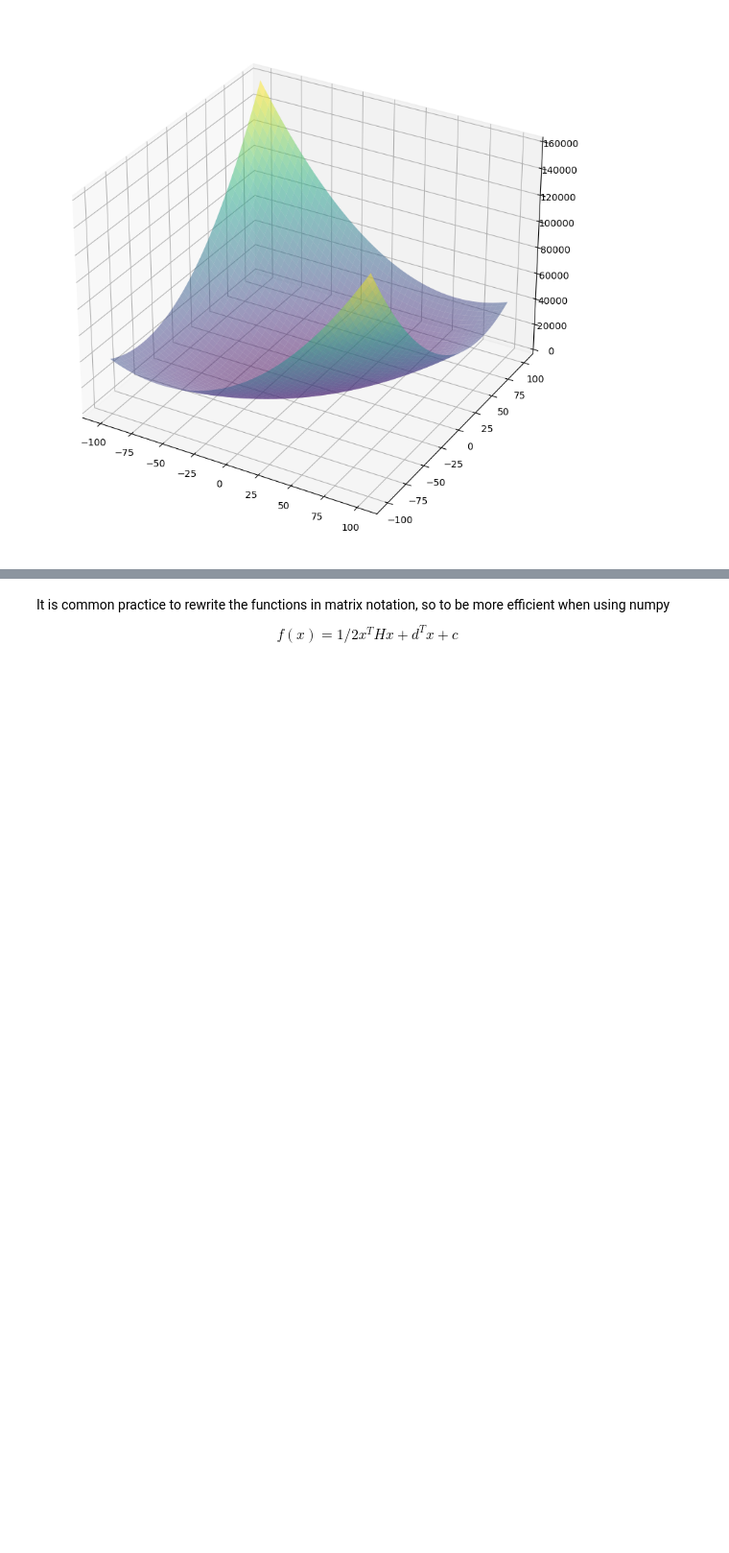
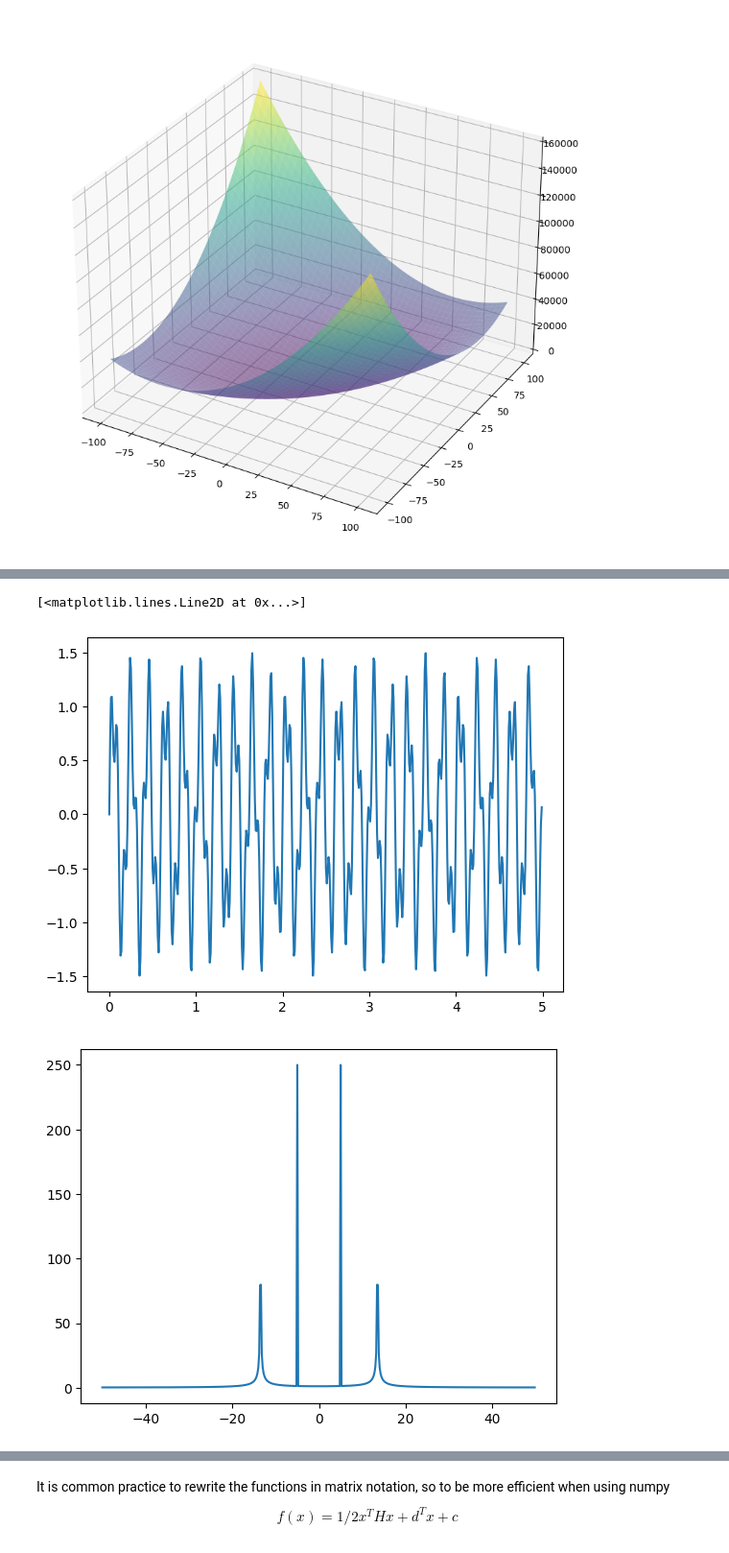
Before and after one commit to AlbertoEusebio/Numerical-Analysis-For-Machine-Learning, a Jupyter notebook: CHEATSHEET.ipynb, the cells around one changed output, grey strips where cells are left out. Shown at 96% size. Saved outputs shown, nothing was run; the diff lists cells and outputs as text; code cells hidden in the pictures; blank space fills up the shorter version.

```diff
--- a/CHEATSHEET.ipynb
+++ b/CHEATSHEET.ipynb
@@ -210,0 +214,25 @@ import jax.numpy as jnp
+# %%
+import numpy as np
+import matplotlib.pyplot as plt
+
+dt = 1e-2 # [s]
+t = np.arange(0, 5, dt) # the time intervals
+f = np.sin(5*2*np.pi*t) + .5*np.sin(13.5*2*np.pi*t)
+
+F = np.fft.fft(f) # the Discrete Fourier Transform
+freq = np.fft.fftfreq(len(t), d = dt) # the frequencies at which to evaluate the spectrum
+
+F = np.fft.fftshift(F)
+freq = np.fft.fftshift(freq)
+
+# We first plot the signal
+plt.figure()
+plt.plot(t, f)
+
+# then we plot the FFT
+plt.figure()
+plt.plot(freq, np.absolute(F))
+# %% [output]
+[<matplotlib.lines.Line2D at 0x...>]
+[figure, added]
+[figure, added]
```
Also changed, not shown: parts of 43 cells of this notebook, 7 other files.
